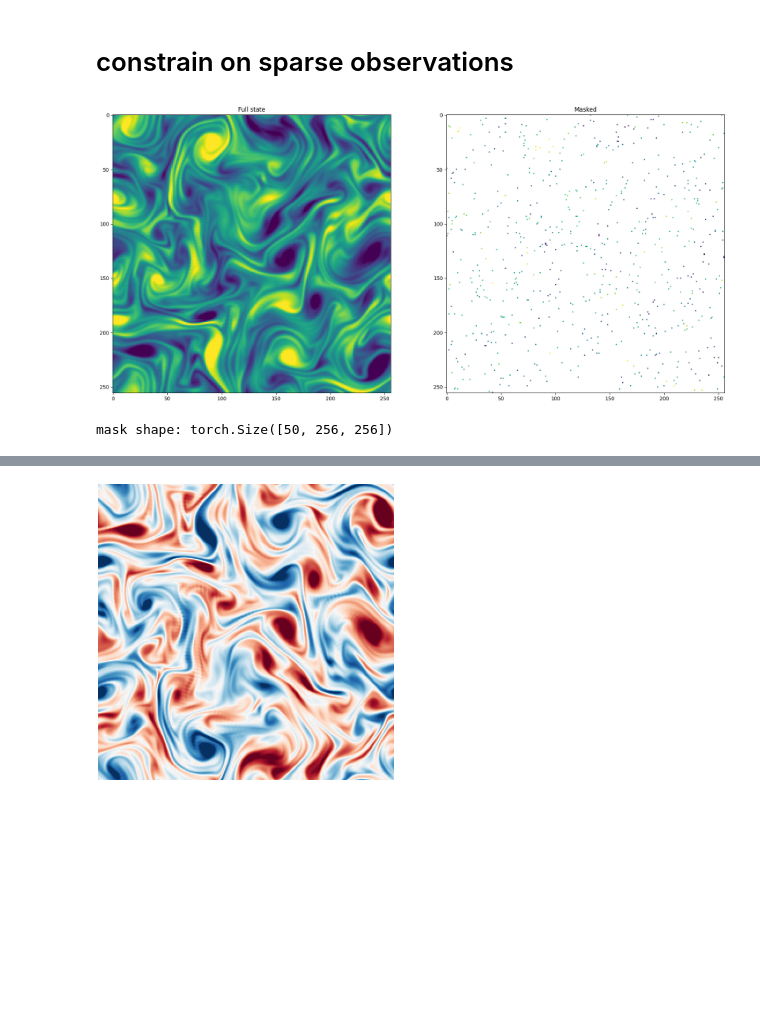
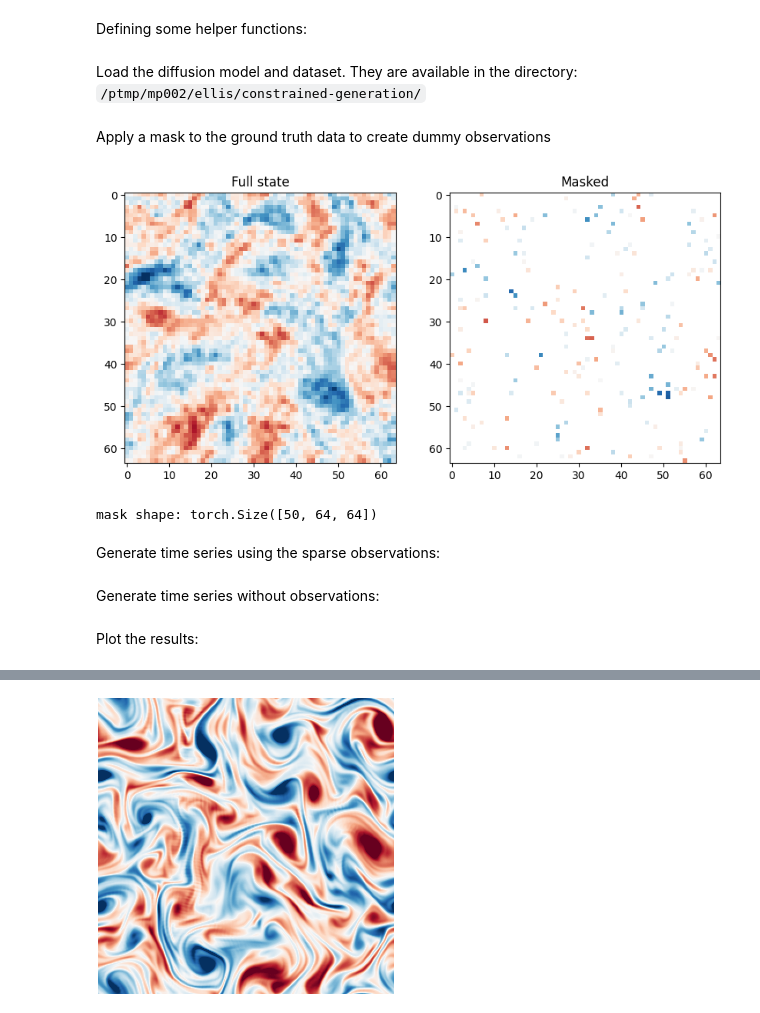
Before and after one commit to Sindhu-Vasireddy/DiffusionRestoration, a Jupyter notebook: notebooks/Constrained-vorticity-sampling.ipynb, the cells around one changed output, grey strips where cells are left out. Drawn from its saved outputs; the diff is of its cells as text; code cells hidden in the pictures; blank space fills up the shorter version.

```diff
--- a/notebooks/Constrained-vorticity-sampling.ipynb
+++ b/notebooks/Constrained-vorticity-sampling.ipynb
@@ -21,6 +27,8 @@ from models.config import read_yaml
 import models.xarray_utils as xu
 from models.simulation import Simulation, SamplingConfig
 from models.guidance import Guidance, Constraint
+# %% [markdown]
+Defining some helper functions:
 # %%
 def get_masked_data(x: torch.Tensor, mask_prob: float = 0.5) -> torch.Tensor:
     """ Randomly masks input data with NaNs.
@@ -50,49 +66,49 @@ def plot_time_series(data, num_steps, title="", vmin=-15, vmax=15):
     plt.tight_layout()
     plt.show()
 # %% [markdown]
-# constrain on sparse observations
+Load the diffusion model and dataset. They are available in the directory: `/ptmp/mp002/ellis/constrained-generation/`
 # %%
-# initialize
+project_path = "/u/mp017/projects/constrained-generation"
+scratch_path = "/u/mp017/scratch/constrained-generation"
 
-diffusion_config_path = "/home/hess/projects/constrained-generation/configs/diffusion_vorticity_config.yaml"
+diffusion_config_path = f"{project_path}/configs/diffusion_vorticity_config.yaml"
 config = read_yaml(diffusion_config_path)
 
-# large
-config["dataset"]["dataset_path"] = "/p/tmp/hess/scratch/constrained-generation/datasets/vorticity_large_256.nc"
-config["checkpoints"]["inference_ckpt"] = "/p/tmp/hess/scratch/constrained-generation/checkpoints/dm_aq2nib68/best.ckpt"
-noise_shape = (1,1,256,256)
+# large network and dataset
+#config["dataset"]["dataset_path"] = f"{scratch_path}/datasets/vorticity_large_256.nc"
+#config["checkpoints"]["inference_ckpt"] = f"{scratch_path}/checkpoints/dm_aq2nib68/best.ckpt"
+#noise_shape = (1,1,256,256)
 
-# small
-#config["dataset"]["dataset_path"] = "/p/tmp/hess/scratch/constrained-generation/datasets/vorticity_small_64.nc"
-#config["checkpoints"]["inference_ckpt"] = "/p/tmp/hess/scratch/constrained-generation/checkpoints/dm_90sm313k/best.ckpt"
-#noise_shape = (1,1,64,64)
+# small netork and dataset
+config["dataset"]["dataset_path"] = f"{scratch_path}/datasets/vorticity_small_64.nc"
+config["checkpoints"]["inference_ckpt"] = f"{scratch_path}/checkpoints/dm_90sm313k/best.ckpt"
+noise_shape = (1,1,64,64)
 
 sim = Simulation(config=config,
                  noise_shape=noise_shape,
                  variable_name="vorticity")
 
 sim.initialize()
+# %% [markdown]
+Apply a mask to the ground truth data to create dummy observations
 # %%
-# create dummy observations with masking
+num_measurements = 50 # should be set to the length of the generated time series
+measurements = torch.from_numpy(sim.target_test[2:num_measurements+2].values) # offset for initial conditions
+masked_measurements = get_masked_data(measurements, mask_prob=0.05)
 
-num_measurements = 50
-measurements = torch.from_numpy(sim.target_test[2:num_measurements+2].values) # offset for initial conditions
-masked_measurements = get_masked_data(measurements, mask_prob=0.01)
-
-plt.figure(figsize=(22,12))
+plt.figure(figsize=(10,6))
 plt.subplot(1,2,1)
 plt.title("Full state")
-plt.imshow(measurements[0,:,:], vmin=-10, vmax=10)
-#plt.subplot(1,2,2)
-#plt.title("Cropped state")
-#plt.imshow(measurements[0,:64,:64], vmin=-10, vmax=10)
+plt.imshow(measurements[0,:,:], vmin=-10, vmax=10, cmap="RdBu")
 plt.subplot(1,2,2)
 plt.title("Masked")
-plt.imshow(masked_measurements[0,:,:], vmin=-10, vmax=10)
+plt.imshow(masked_measurements[0,:,:], vmin=-10, vmax=10, cmap="RdBu")
 plt.show()
 
 print(f"mask shape: {masked_measurements.shape}")
 # %% [output]
-[figure, old version]
+[figure, new version]
-mask shape: torch.Size([50, 256, 256])
+mask shape: torch.Size([50, 64, 64])
+# %% [markdown]
+Generate time series using the sparse observations:
 # %%
@@ -113,6 +128,8 @@ sampling_config = SamplingConfig(
 )
 
 results = sim.run(sampling_config)
+# %% [markdown]
+Generate time series without observations:
 # %%
 # run inference sampling without guidance
 
@@ -123,4 +140,6 @@ sim = Simulation(config=config,
 sim.initialize()
 sim.inference.guidance = None
 results_no_guidance = sim.run(sampling_config)
+# %% [markdown]
+Plot the results:
 # %%
```
Also changed, not shown: parts of 13 cells of this notebook, 3 other files.
